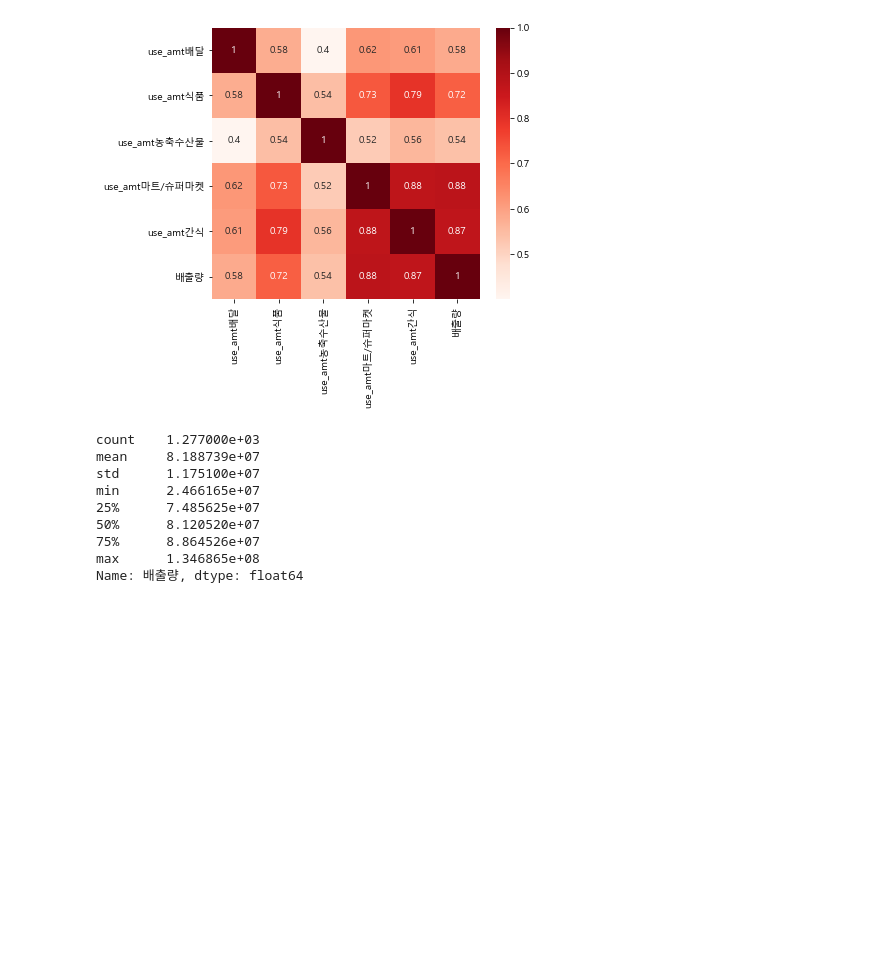
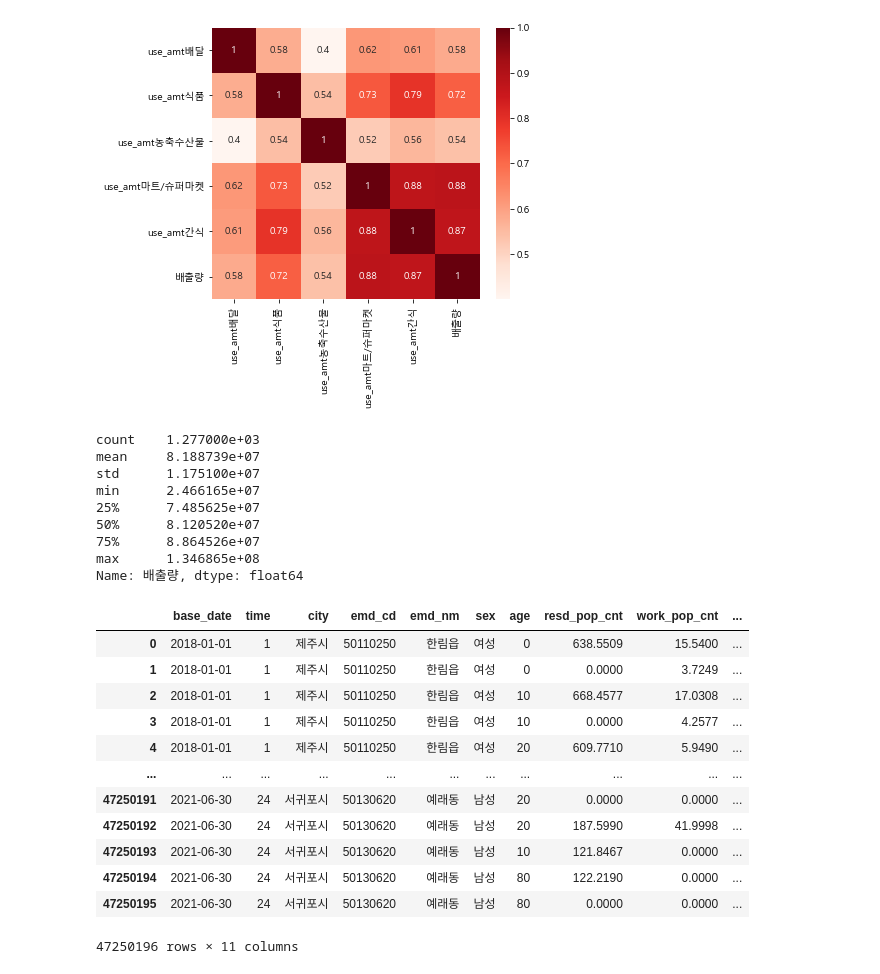
Before and after one commit to gentle-potato/21KDT-Project, a Jupyter notebook: 2. BigDataAnalysis/2021 빅콘테스트/2021 빅콘테스트_ECO제주/전체 데이터 통합.ipynb, the cells around one changed output. Cells and saved outputs as stored; diff of their text form; code cells hidden in the pictures; blank space fills up the shorter version.

```diff
--- a/2. BigDataAnalysis/2021 빅콘테스트/2021 빅콘테스트_ECO제주/전체 데이터 통합.ipynb
+++ b/2. BigDataAnalysis/2021 빅콘테스트/2021 빅콘테스트_ECO제주/전체 데이터 통합.ipynb
@@ -78,3 +78,21 @@ min      2.466165e+07
 75%      8.864526e+07
 max      1.346865e+08
 Name: 배출량, dtype: float64
+# %%
+float = pd.read_csv('../../../../../Source/2021 빅콘테스트/2021 빅콘테스트_ECO제주/01_제공데이터_update(210811)/02-1_내국인유동인구_KOREAN.csv', encoding='cp949')
+
+float
+# %% [output]
+|  | base_date | time | city | emd_cd | emd_nm | sex | age | resd_pop_cnt | work_pop_cnt | ... |
+| 0 | 2018-01-01 | 1 | 제주시 | 50110250 | 한림읍 | 여성 | 0 | 638.5509 | 15.5400 | ... |
+| 1 | 2018-01-01 | 1 | 제주시 | 50110250 | 한림읍 | 여성 | 0 | 0.0000 | 3.7249 | ... |
+| 2 | 2018-01-01 | 1 | 제주시 | 50110250 | 한림읍 | 여성 | 10 | 668.4577 | 17.0308 | ... |
+| 3 | 2018-01-01 | 1 | 제주시 | 50110250 | 한림읍 | 여성 | 10 | 0.0000 | 4.2577 | ... |
+| 4 | 2018-01-01 | 1 | 제주시 | 50110250 | 한림읍 | 여성 | 20 | 609.7710 | 5.9490 | ... |
+| ... | ... | ... | ... | ... | ... | ... | ... | ... | ... | ... |
+| 47250191 | 2021-06-30 | 24 | 서귀포시 | 50130620 | 예래동 | 남성 | 20 | 0.0000 | 0.0000 | ... |
+| 47250192 | 2021-06-30 | 24 | 서귀포시 | 50130620 | 예래동 | 남성 | 20 | 187.5990 | 41.9998 | ... |
+| 47250193 | 2021-06-30 | 24 | 서귀포시 | 50130620 | 예래동 | 남성 | 10 | 121.8467 | 0.0000 | ... |
+| 47250194 | 2021-06-30 | 24 | 서귀포시 | 50130620 | 예래동 | 남성 | 80 | 122.2190 | 0.0000 | ... |
+| 47250195 | 2021-06-30 | 24 | 서귀포시 | 50130620 | 예래동 | 남성 | 80 | 0.0000 | 0.0000 | ... |
+47250196 rows × 11 columns
```
Also changed, not shown: 15 other files.
